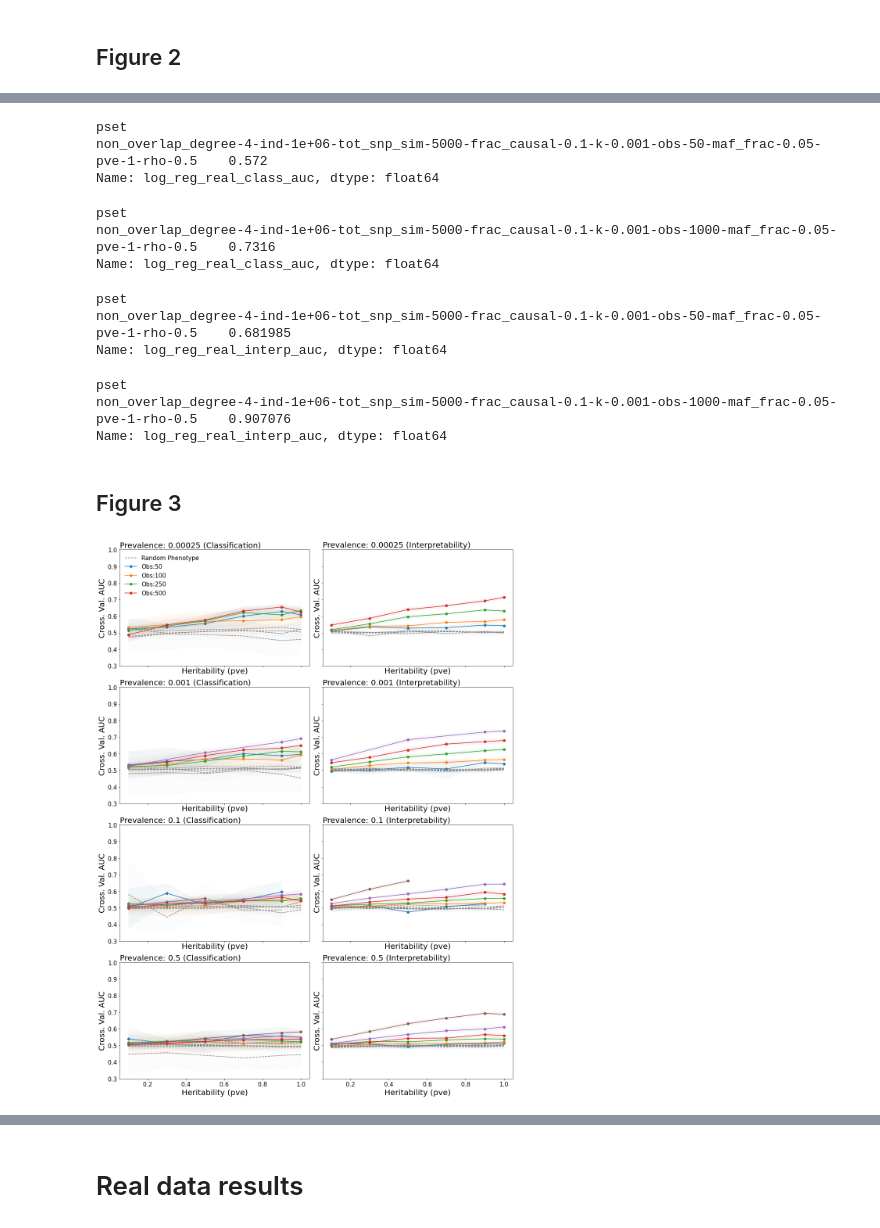
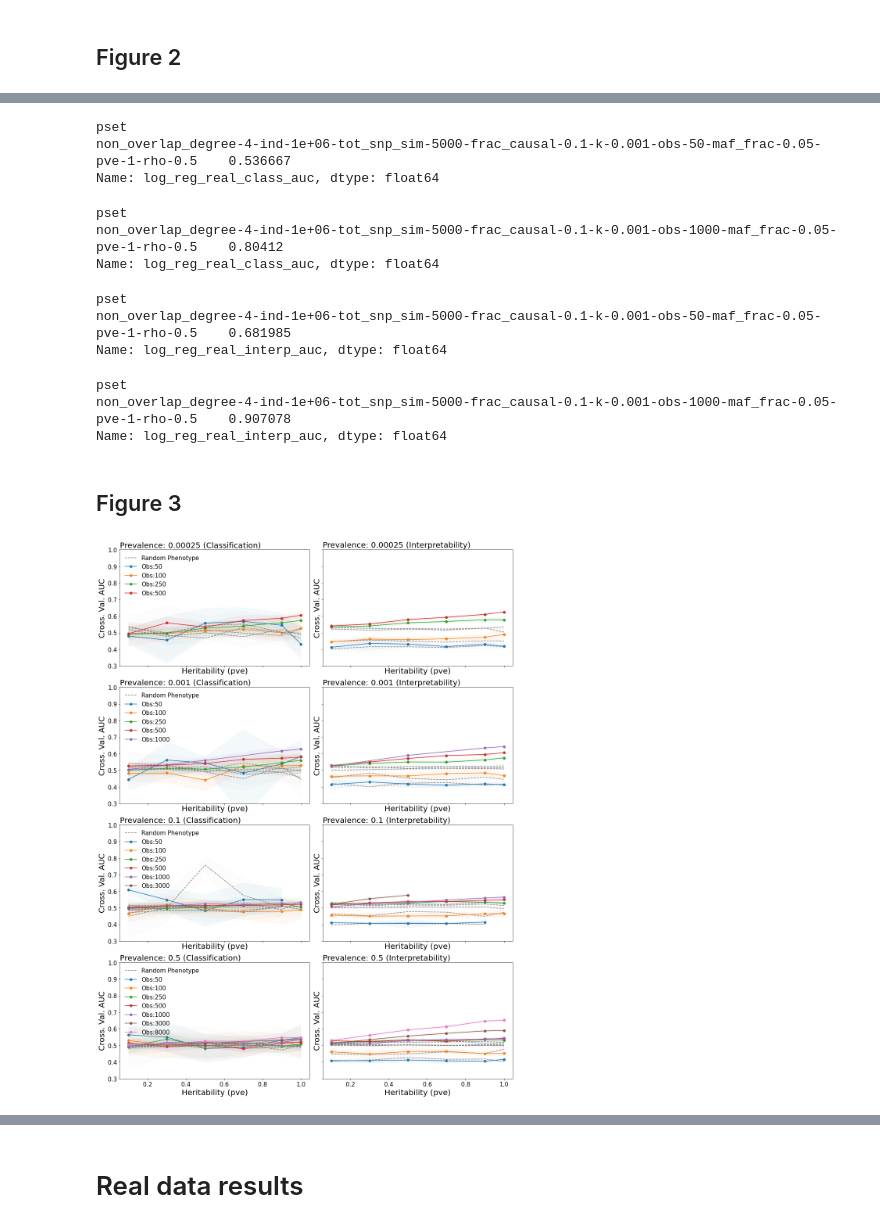
Before and after one commit to lcrawlab/ltsim, a Jupyter notebook: src/3_assess/visualize_heritability_figures.ipynb, the cells around one changed output, grey strips where cells are left out. Drawn from its saved outputs; the diff is of its cells as text; code cells hidden in the pictures.

Commit message:
fix accuacy to auc; update figures

```diff
--- a/src/3_assess/visualize_heritability_figures.ipynb
+++ b/src/3_assess/visualize_heritability_figures.ipynb
@@ -27,7 +27,9 @@ from heritability_model_interpretable import ModelSum
 parameters = {'pdf.fonttype':42}
 plt.rcParams.update(parameters)
 # %%
-res_path = '../results/heritability_071722/'
+res_path = '../results/heritability_072522/'
+# res_path = '../results/heritability_071722/'
+
 
 res_df = pd.DataFrame()
 for file in list(glob.glob(res_path + '*.pkl')):
@@ -134,16 +136,16 @@ mean_df[(mean_df['pve']==1)&(mean_df['k']==0.001)&(mean_df['overlap']==False)&(m
 mean_df[(mean_df['pve']==1)&(mean_df['k']==0.001)&(mean_df['overlap']==False)&(mean_df['obs']==1000)]['log_reg_real_interp_auc']
 # %% [output]
 pset
-non_overlap_degree-4-ind-1e+06-tot_snp_sim-5000-frac_causal-0.1-k-0.001-obs-50-maf_frac-0.05-pve-1-rho-0.5    0.572
+non_overlap_degree-4-ind-1e+06-tot_snp_sim-5000-frac_causal-0.1-k-0.001-obs-50-maf_frac-0.05-pve-1-rho-0.5    0.536667
 Name: log_reg_real_class_auc, dtype: float64
 pset
-non_overlap_degree-4-ind-1e+06-tot_snp_sim-5000-frac_causal-0.1-k-0.001-obs-1000-maf_frac-0.05-pve-1-rho-0.5    0.7316
+non_overlap_degree-4-ind-1e+06-tot_snp_sim-5000-frac_causal-0.1-k-0.001-obs-1000-maf_frac-0.05-pve-1-rho-0.5    0.80412
 Name: log_reg_real_class_auc, dtype: float64
 pset
 non_overlap_degree-4-ind-1e+06-tot_snp_sim-5000-frac_causal-0.1-k-0.001-obs-50-maf_frac-0.05-pve-1-rho-0.5    0.681985
 Name: log_reg_real_interp_auc, dtype: float64
 pset
-non_overlap_degree-4-ind-1e+06-tot_snp_sim-5000-frac_causal-0.1-k-0.001-obs-1000-maf_frac-0.05-pve-1-rho-0.5    0.907076
+non_overlap_degree-4-ind-1e+06-tot_snp_sim-5000-frac_causal-0.1-k-0.001-obs-1000-maf_frac-0.05-pve-1-rho-0.5    0.907078
 Name: log_reg_real_interp_auc, dtype: float64
 # %% [markdown]
 ## Figure 3
@@ -153,6 +155,9 @@ Name: log_reg_real_interp_auc, dtype: float64
 # overlap-logreg, non-overlap-logreg, overlap-rf, nonoverlap-rf
 klist = [0.00025, 0.001, 0.1, 0.5]
 mod='log_reg'
+# mod='rand_forest'
+
+
 over = True
 
 fig, axs = plt.subplots(4,2, figsize=(15,20), sharex=True, sharey=True)
@@ -161,33 +166,33 @@ mlabel = {'log_reg': 'Logistic Regression', 'rand_forest':'Random Forest',
 
 for j, k in enumerate(klist):
 #     _ =fig.suptitle('Overlapping Simulation - Prevalence: {}'.format(k), fontsize=25)
     mean_df_k = mean_df[(mean_df['k']==k) & (mean_df['overlap']==over) & (mean_df['class_imbalance']==0.5)].copy()
     mean_df_k = mean_df_k.sort_values(by=['obs', 'pve'])
 
     for i, task in enumerate(['class', 'interp']):
         for obs in mean_df_k['obs'].unique():
             mean_df_k_o = mean_df_k[(mean_df_k['obs']==obs)]
             ci_df_k_o = ci_df.loc[mean_df_k_o.index]
 
 
             _ = axs[j,i].plot(mean_df_k_o['pve'], mean_df_k_o['{}_rand_{}_auc'.format(mod, task)], '--', color='gray', label='Random Phenotype')
             _ = axs[j,i].plot(mean_df_k_o['pve'], mean_df_k_o['{}_real_{}_auc'.format(mod, task)], '-o', label='Obs:{}'.format(int(obs)))
 
             ci_up = mean_df_k_o['{}_real_{}_auc'.format(mod, task)] + ci_df_k_o['{}_real_{}_auc'.format(mod, task)]
             ci_low = mean_df_k_o['{}_real_{}_auc'.format(mod, task)] - ci_df_k_o['{}_real_{}_auc'.format(mod, task)]
             _ = axs[j,i].fill_between(mean_df_k_o['pve'], ci_up, ci_low, alpha=.05)
 
 
             ci_up = mean_df_k_o['{}_rand_{}_auc'.format(mod, task)] + ci_df_k_o['{}_rand_{}_auc'.format(mod, task)]
             ci_low = mean_df_k_o['{}_rand_{}_auc'.format(mod, task)] - ci_df_k_o['{}_rand_{}_auc'.format(mod, task)]
             _ = axs[j,i].fill_between(mean_df_k_o['pve'], ci_up, ci_low, color='gray', alpha=.02)
             _ = axs[j,i].set_title('Prevalence: {} ({})'.format(k, mlabel[task]), loc='left', fontsize=20)
 
-            if (i==0)&(j==0):
+            if (i==0):
                 format_axs(axs[j,i], legend=True, fontmin=15)
             else:
                 format_axs(axs[j,i], legend=False, fontmin=15)
 fig.tight_layout()
-# fig.savefig('../reports/fig_overlap_{}.pdf'.format(mod))
+fig.savefig('../reports/fig_overlap_{}.pdf'.format(mod))
 # %% [output]
-[figure, old version]
+[figure, new version]
```
Also changed, not shown: parts of 4 cells of this notebook, 3 other files.
